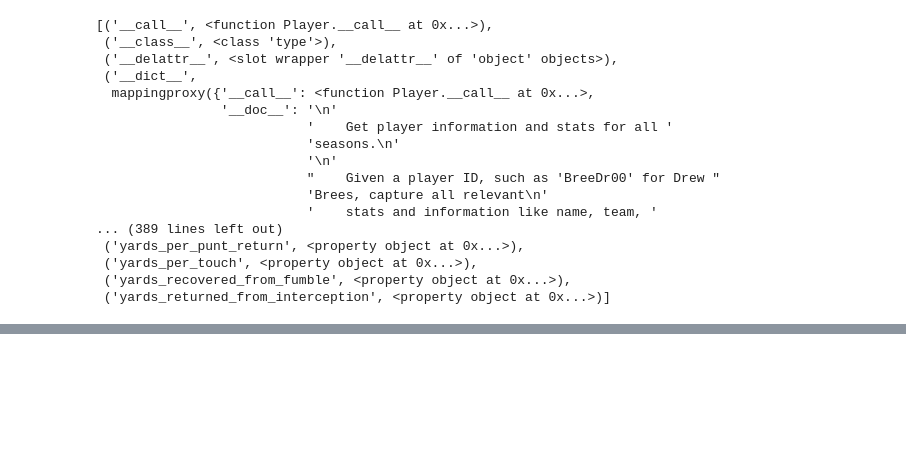
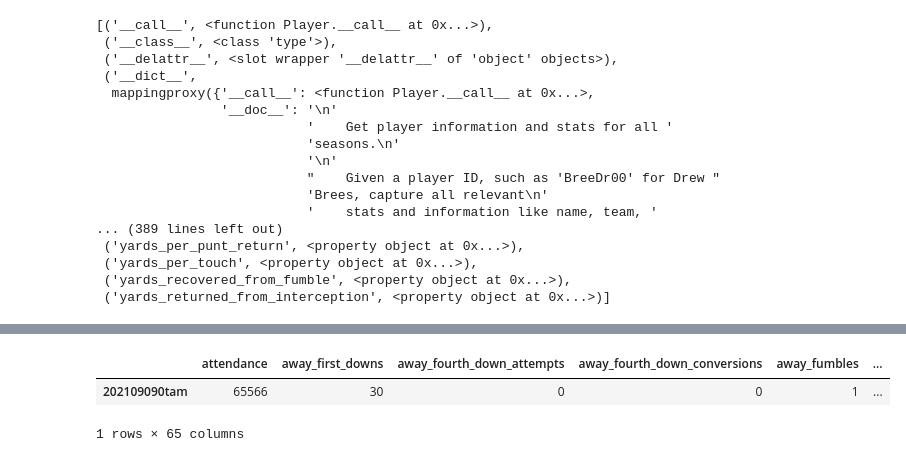
Before and after one commit to sbull32/team_cautious_waffle, a Jupyter notebook: Initial.ipynb, the cells around one changed output, grey strips where cells are left out. Drawn from its saved outputs; the diff is of its cells as text; code cells hidden in the pictures; blank space fills up the shorter version.

```diff
--- a/Initial.ipynb
+++ b/Initial.ipynb
@@ -83,0 +142,6 @@ pprint.pprint(getmembers(Player))
+# %%
+game_data_dal.dataframe
+# %% [output]
+|  | attendance | away_first_downs | away_fourth_down_attempts | away_fourth_down_conversions | away_fumbles | ... |
+| 202109090tam | 65566 | 30 | 0 | 0 | 1 | ... |
+1 rows × 65 columns
```
Also changed, not shown: parts of 14 cells of this notebook.
